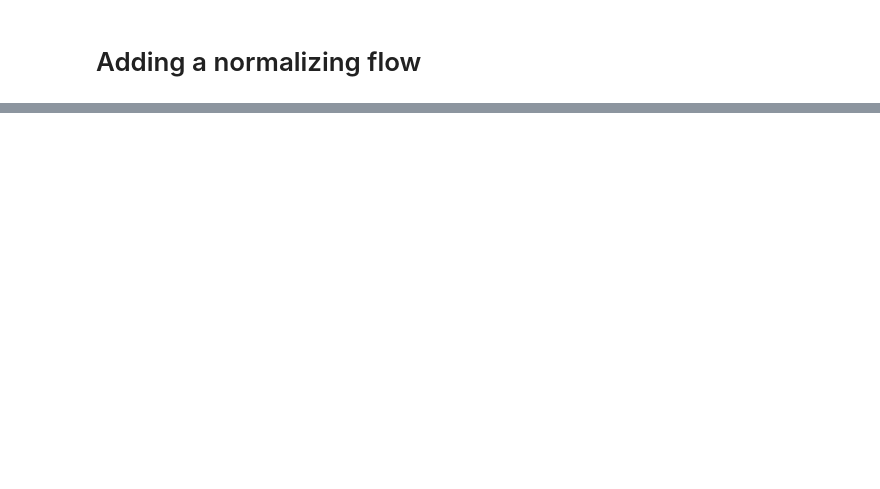
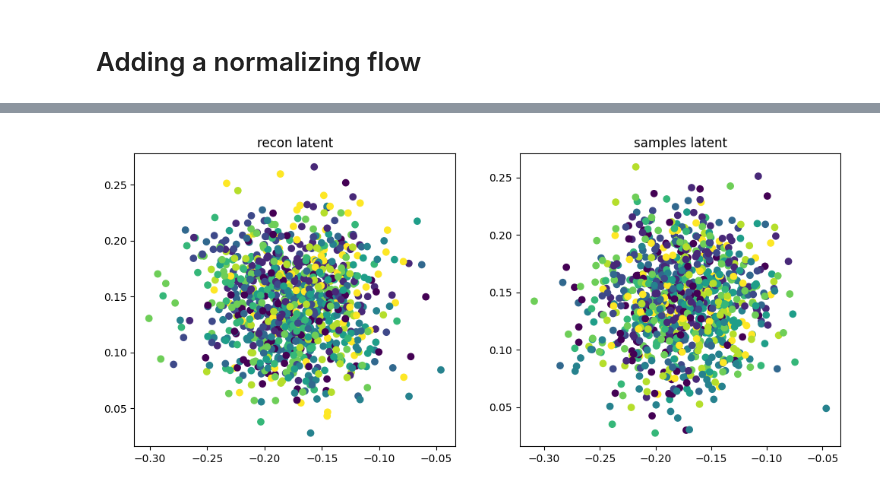
Before and after one commit to kenn50/Bachelor, a Jupyter notebook: Experiments/Simpler/simpler_cleaned.ipynb, the cells around one changed output, grey strips where cells are left out. Cells and saved outputs as stored; diff of their text form; code cells hidden in the pictures; blank space fills up the shorter version.

```diff
--- a/Experiments/Simpler/simpler_cleaned.ipynb
+++ b/Experiments/Simpler/simpler_cleaned.ipynb
@@ -171,0 +204,10 @@ plot_vae(global_vae, sub_key)
+# %%
+rng_key, sub_key = jax.random.split(rng_key)
+
+stein_global_vae = SteinGlobalVAE(encoder, encoder_args, decoder, decoder_args, z_dim)
+
+stein_global_vae.train(dataloader, X.shape[0], adam, 5000, sub_key, 10)
+# %%
+plot_vae(stein_global_vae, sub_key, "m")
+# %% [output]
+[figure, added]
```
Also changed, not shown: parts of 14 cells of this notebook, 2 other files.
